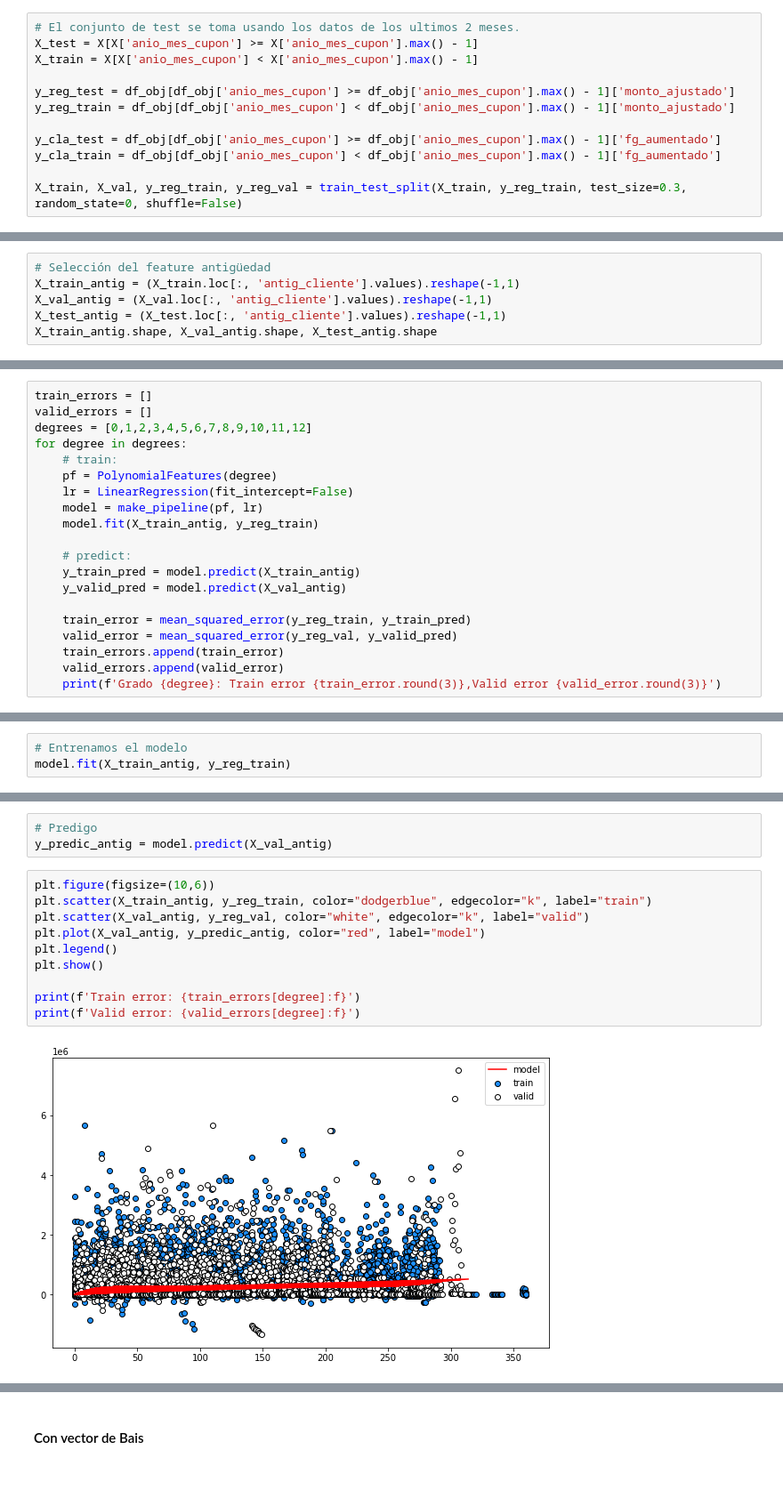
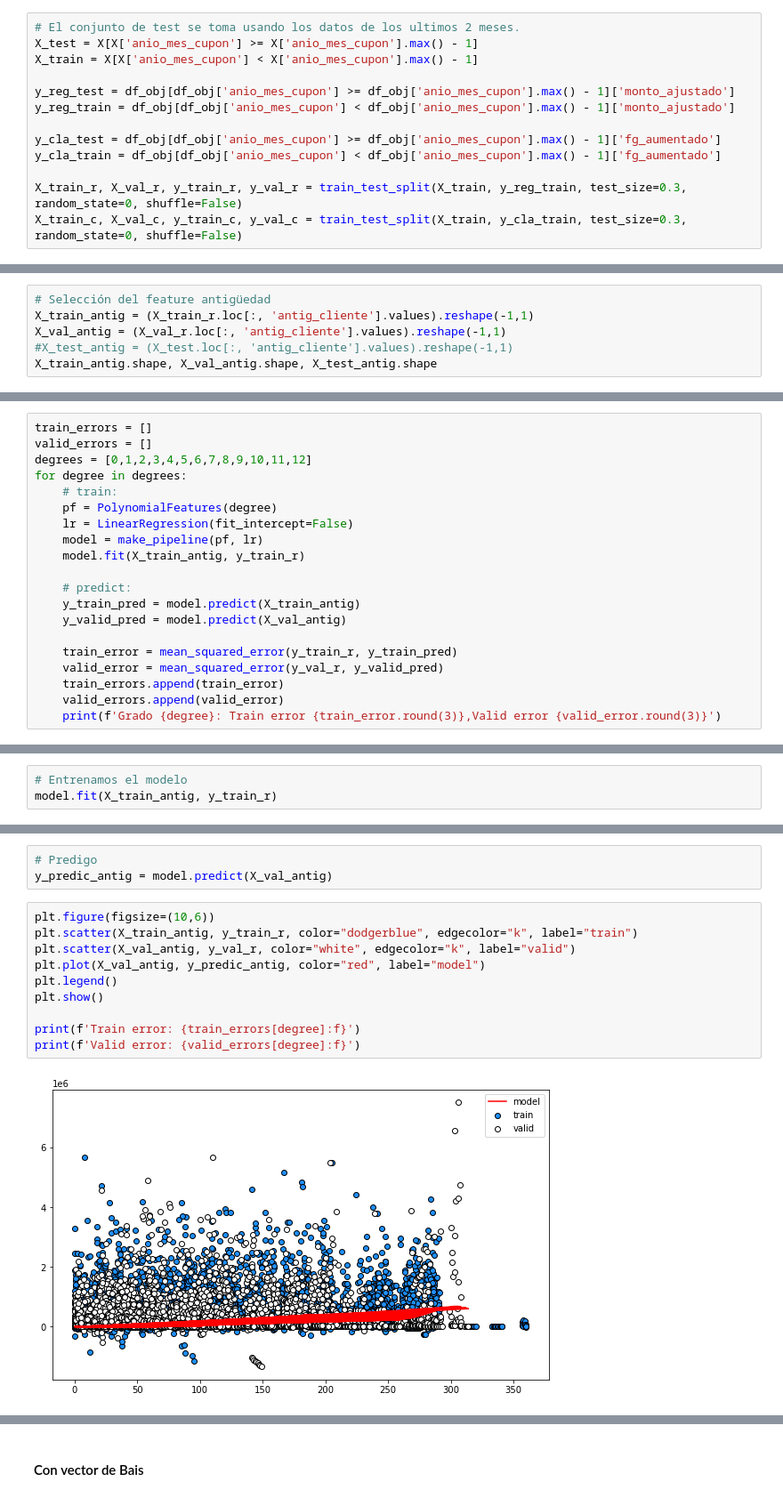
Before and after one commit to JIBarrionuevoGaltier/DiploDatos_2021_Mentoria_Grupo_2, a Jupyter notebook: notebooks_tp3/trabajo_practico_3_grupo2.ipynb, the cells around one changed output, grey strips where cells are left out. Shown at 89% size. Saved outputs shown, nothing was run; the diff lists cells and outputs as text.

```diff
--- a/notebooks_tp3/trabajo_practico_3_grupo2.ipynb
+++ b/notebooks_tp3/trabajo_practico_3_grupo2.ipynb
@@ -258,4 +251,5 @@ y_reg_train = df_obj[df_obj['anio_mes_cupon'] < df_obj['anio_mes_cupon'].max() -
 y_cla_test = df_obj[df_obj['anio_mes_cupon'] >= df_obj['anio_mes_cupon'].max() - 1]['fg_aumentado']
 y_cla_train = df_obj[df_obj['anio_mes_cupon'] < df_obj['anio_mes_cupon'].max() - 1]['fg_aumentado']
 
-X_train, X_val, y_reg_train, y_reg_val = train_test_split(X_train, y_reg_train, test_size=0.3, random_state=0, shuffle=False)
+X_train_r, X_val_r, y_train_r, y_val_r = train_test_split(X_train, y_reg_train, test_size=0.3, random_state=0, shuffle=False)
+X_train_c, X_val_c, y_train_c, y_val_c = train_test_split(X_train, y_cla_train, test_size=0.3, random_state=0, shuffle=False)
@@ -309,9 +303,9 @@ sns.scatterplot(data=df_obj, x='antig_cliente', y='monto_ajustado', palette="pas
 [figure]
 # %%
 # Selección del feature antigüedad
-X_train_antig = (X_train.loc[:, 'antig_cliente'].values).reshape(-1,1)
-X_val_antig = (X_val.loc[:, 'antig_cliente'].values).reshape(-1,1)
-X_test_antig = (X_test.loc[:, 'antig_cliente'].values).reshape(-1,1)
+X_train_antig = (X_train_r.loc[:, 'antig_cliente'].values).reshape(-1,1)
+X_val_antig = (X_val_r.loc[:, 'antig_cliente'].values).reshape(-1,1)
+#X_test_antig = (X_test.loc[:, 'antig_cliente'].values).reshape(-1,1)
 X_train_antig.shape, X_val_antig.shape, X_test_antig.shape
 # %% [output]
 ((15958, 1), (6840, 1), (410, 1))
@@ -324,14 +318,14 @@ for degree in degrees:
     pf = PolynomialFeatures(degree)
     lr = LinearRegression(fit_intercept=False)
     model = make_pipeline(pf, lr)
-    model.fit(X_train_antig, y_reg_train)
+    model.fit(X_train_antig, y_train_r)
 
     # predict:
     y_train_pred = model.predict(X_train_antig)
     y_valid_pred = model.predict(X_val_antig)
 
-    train_error = mean_squared_error(y_reg_train, y_train_pred)
-    valid_error = mean_squared_error(y_reg_val, y_valid_pred)
+    train_error = mean_squared_error(y_train_r, y_train_pred)
+    valid_error = mean_squared_error(y_val_r, y_valid_pred)
     train_errors.append(train_error)
     valid_errors.append(valid_error)
     print(f'Grado {degree}: Train error {train_error.round(3)},Valid error {valid_error.round(3)}')
@@ -368,5 +362,5 @@ lr = LinearRegression(fit_intercept=False)
 model = make_pipeline(pf, lr)
 # %%
 # Entrenamos el modelo
-model.fit(X_train_antig, y_reg_train)
+model.fit(X_train_antig, y_train_r)
 # %% [output]
@@ -385,13 +379,13 @@ lr.coef_ , lr.intercept_
 y_predic_antig = model.predict(X_val_antig)
 # %%
 plt.figure(figsize=(10,6))
-plt.scatter(X_train_antig, y_reg_train, color="dodgerblue", edgecolor="k", label="train")
-plt.scatter(X_val_antig, y_reg_val, color="white", edgecolor="k", label="valid")
+plt.scatter(X_train_antig, y_train_r, color="dodgerblue", edgecolor="k", label="train")
+plt.scatter(X_val_antig, y_val_r, color="white", edgecolor="k", label="valid")
 plt.plot(X_val_antig, y_predic_antig, color="red", label="model")
 plt.legend()
 plt.show()
 
 print(f'Train error: {train_errors[degree]:f}')
 print(f'Valid error: {valid_errors[degree]:f}')
 # %% [output]
-[figure, old version]
+[figure, new version]
```
Also changed, not shown: parts of 26 cells of this notebook.
